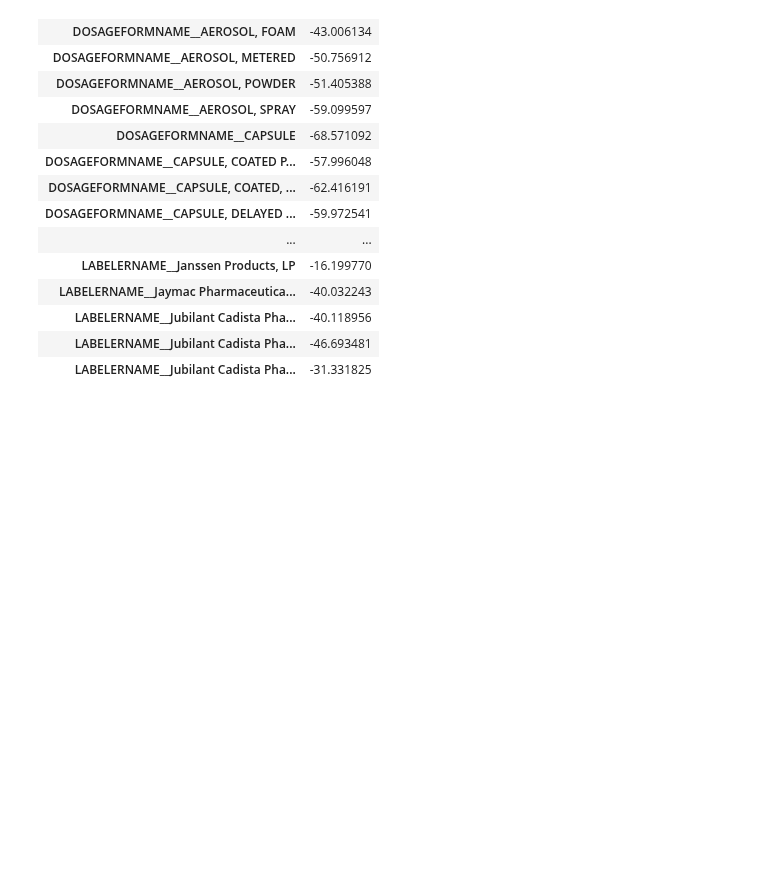
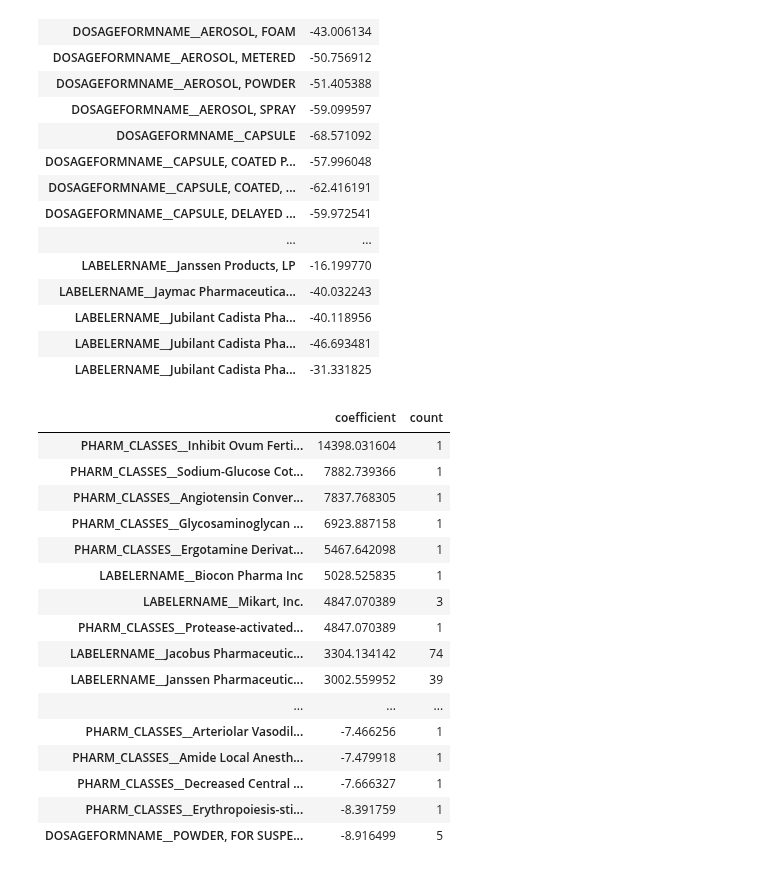
Before and after one commit to nycdatasci/bootcamp009_project, a Jupyter notebook: Project4-Capstone/Robin_Choutine_Bo/Linear Regression.ipynb, the cells around one changed output. Drawn from its saved outputs; the diff is of its cells as text; code cells hidden in the pictures; blank space fills up the shorter version.

```diff
--- a/Project4-Capstone/Robin_Choutine_Bo/Linear Regression.ipynb
+++ b/Project4-Capstone/Robin_Choutine_Bo/Linear Regression.ipynb
@@ -56,14 +56,3 @@ regression = ols.fit(x, y)
 print("R^2: %f" %ols.score(x, y))
 # %% [output]
 R^2: 0.863775
-# %%
-#capsule_delayed_release = priceInfo.loc[priceInfo['DOSAGEFORMNAME__CAPSULE, DELAYED RELEASE']==1]
-#df.loc[df['column_name'] == some_value]
-
-#capsule_delayed_release['NADAC_Per_Unit'].count()
-
-countMembers = []
-for e in range(2,len(priceInfo.columns)):
-    x =  priceInfo.loc[priceInfo[priceInfo.columns[e]]==1]
-    countMembers.append(x['NADAC_Per_Unit'].count())
-countMembers
@@ -135,3 +83,28 @@ result
 | LABELERNAME__Jubilant Cadista Pha... | -40.118956 |
 | LABELERNAME__Jubilant Cadista Pha... | -46.693481 |
 | LABELERNAME__Jubilant Cadista Pha... | -31.331825 |
+# %%
+for e in range(2,len(priceInfo.columns)):
+    x =  priceInfo.loc[priceInfo[priceInfo.columns[e]]==1]
+    #countMembers.append(x['NADAC_Per_Unit'].count())
+    result['count'][e] = x['NADAC_Per_Unit'].count()
+# %%
+result.sort_values('coefficient',ascending=False)
+# %% [output]
+|  | coefficient | count |
+| PHARM_CLASSES__Inhibit Ovum Ferti... | 14398.031604 | 1 |
+| PHARM_CLASSES__Sodium-Glucose Cot... | 7882.739366 | 1 |
+| PHARM_CLASSES__Angiotensin Conver... | 7837.768305 | 1 |
+| PHARM_CLASSES__Glycosaminoglycan ... | 6923.887158 | 1 |
+| PHARM_CLASSES__Ergotamine Derivat... | 5467.642098 | 1 |
+| LABELERNAME__Biocon Pharma Inc | 5028.525835 | 1 |
+| LABELERNAME__Mikart, Inc. | 4847.070389 | 3 |
+| PHARM_CLASSES__Protease-activated... | 4847.070389 | 1 |
+| LABELERNAME__Jacobus Pharmaceutic... | 3304.134142 | 74 |
+| LABELERNAME__Janssen Pharmaceutic... | 3002.559952 | 39 |
+| ... | ... | ... |
+| PHARM_CLASSES__Arteriolar Vasodil... | -7.466256 | 1 |
+| PHARM_CLASSES__Amide Local Anesth... | -7.479918 | 1 |
+| PHARM_CLASSES__Decreased Central ... | -7.666327 | 1 |
+| PHARM_CLASSES__Erythropoiesis-sti... | -8.391759 | 1 |
+| DOSAGEFORMNAME__POWDER, FOR SUSPE... | -8.916499 | 5 |
```
Also changed, not shown: parts of 4 cells of this notebook.
